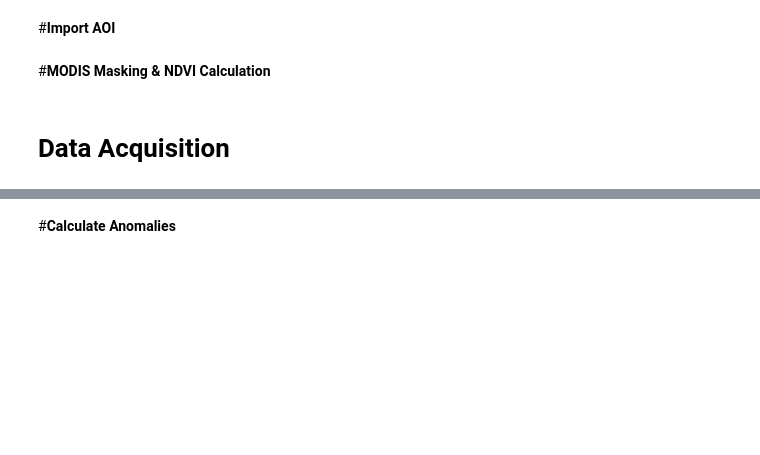
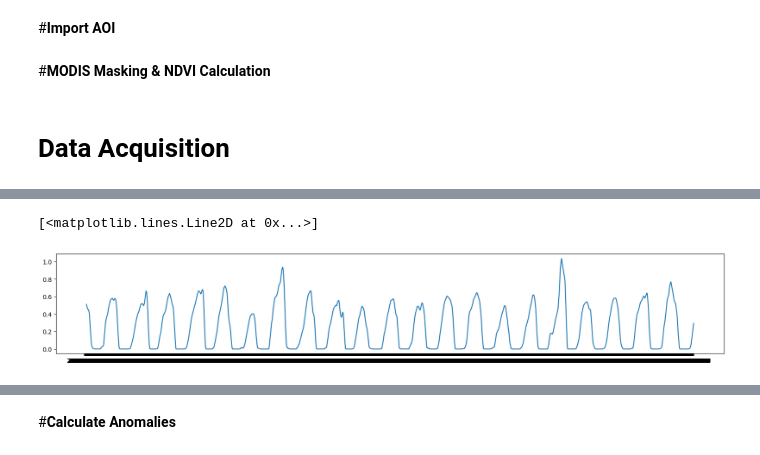
Before and after one commit to anniebritton/ISAMR-Research, a Jupyter notebook: Wapusk_GreenUp_Analysis.ipynb, the cells around one changed output, grey strips where cells are left out. Cells and saved outputs as stored; diff of their text form; code cells hidden in the pictures; blank space fills up the shorter version.

```diff
--- a/Wapusk_GreenUp_Analysis.ipynb
+++ b/Wapusk_GreenUp_Analysis.ipynb
@@ -267,0 +272,6 @@ plt.show()
+# %%
+rolling = df_whole[["SnowDepth"]].rolling(window=30).mean()
+plt.plot(rolling)
+# %% [output]
+[<matplotlib.lines.Line2D at 0x...>]
+[figure, added]
```
Also changed, not shown: parts of 30 cells of this notebook.
